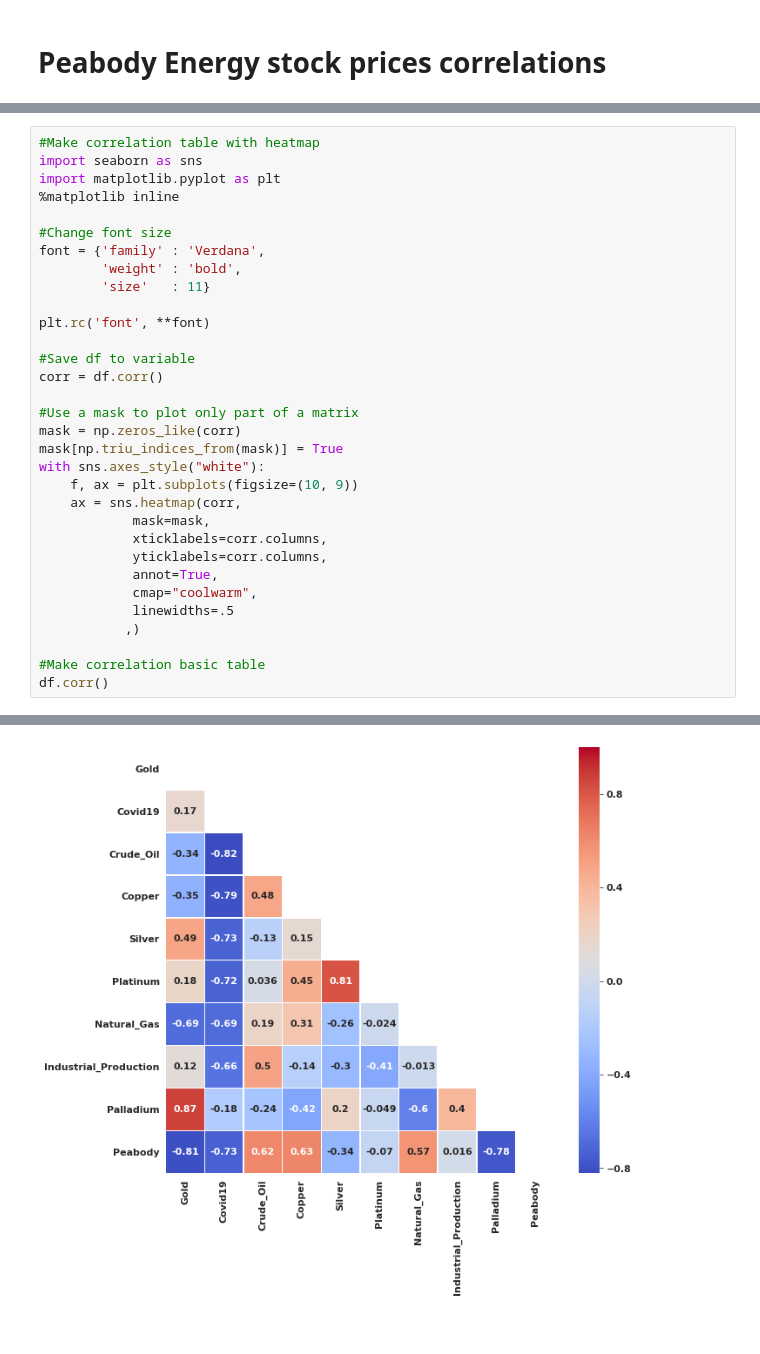
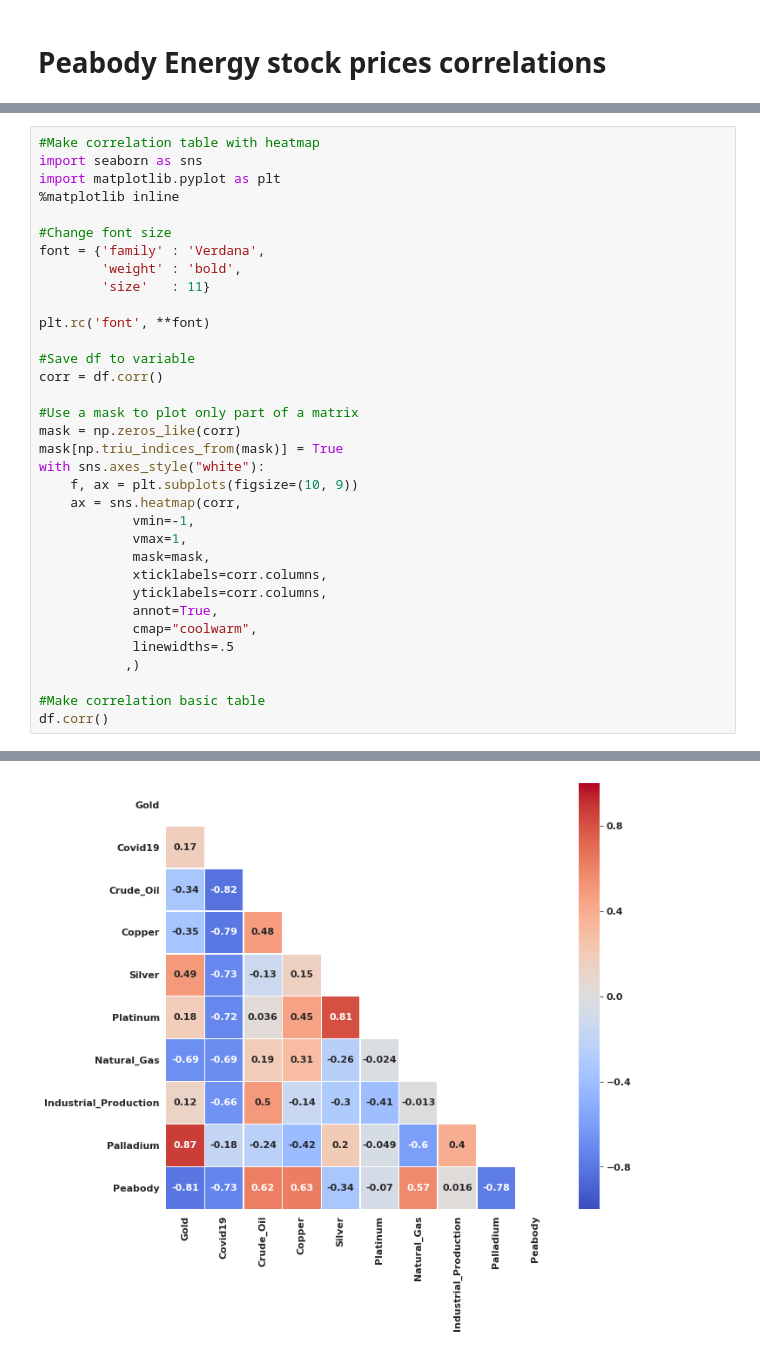
Before and after one commit to azagorowski/Analysis-and-forecast-of-stock-exchange-price-based-on-selected-indicators-using-machine-learning, a Jupyter notebook: scripts/Correlations2.ipynb, the cells around one changed output, grey strips where cells are left out. Cells and saved outputs as stored; diff of their text form.

```diff
--- a/scripts/Correlations2.ipynb
+++ b/scripts/Correlations2.ipynb
@@ -387,31 +387,33 @@ plt.rc('font', **font)
 corr = df.corr()
 
 #Use a mask to plot only part of a matrix
 mask = np.zeros_like(corr)
 mask[np.triu_indices_from(mask)] = True
 with sns.axes_style("white"):
     f, ax = plt.subplots(figsize=(10, 9))
     ax = sns.heatmap(corr,
+            vmin=-1,
+            vmax=1,
             mask=mask,
             xticklabels=corr.columns,
             yticklabels=corr.columns,
             annot=True,
             cmap="coolwarm",
             linewidths=.5
            ,)
 
 #Make correlation basic table
 df.corr()
 # %% [output]
 |  | Gold | Covid19 | Crude_Oil | Copper | Silver | Platinum | Natural_Gas | Industrial_Production | Palladium | ... |
 | Gold | 1.000000 | 0.165391 | -0.340238 | -0.347966 | 0.493625 | 0.182029 | -0.686378 | 0.121977 | 0.869731 | ... |
 | Covid19 | 0.165391 | 1.000000 | -0.821807 | -0.793628 | -0.726239 | -0.722762 | -0.689060 | -0.656775 | -0.179127 | ... |
 | Crude_Oil | -0.340238 | -0.821807 | 1.000000 | 0.482920 | -0.130491 | 0.035575 | 0.194584 | 0.496139 | -0.236617 | ... |
 | Copper | -0.347966 | -0.793628 | 0.482920 | 1.000000 | 0.150246 | 0.449921 | 0.308334 | -0.142144 | -0.417039 | ... |
 | Silver | 0.493625 | -0.726239 | -0.130491 | 0.150246 | 1.000000 | 0.811534 | -0.257622 | -0.302587 | 0.196742 | ... |
 | Platinum | 0.182029 | -0.722762 | 0.035575 | 0.449921 | 0.811534 | 1.000000 | -0.024330 | -0.405810 | -0.049305 | ... |
 | Natural_Gas | -0.686378 | -0.689060 | 0.194584 | 0.308334 | -0.257622 | -0.024330 | 1.000000 | -0.012742 | -0.596390 | ... |
 | Industrial_Production | 0.121977 | -0.656775 | 0.496139 | -0.142144 | -0.302587 | -0.405810 | -0.012742 | 1.000000 | 0.397825 | ... |
 | Palladium | 0.869731 | -0.179127 | -0.236617 | -0.417039 | 0.196742 | -0.049305 | -0.596390 | 0.397825 | 1.000000 | ... |
 | Peabody | -0.805475 | -0.731062 | 0.622074 | 0.627743 | -0.337639 | -0.069698 | 0.573005 | 0.016283 | -0.776626 | ... |
-[figure, old version]
+[figure, new version]
```
Also changed, not shown: parts of 2 cells of this notebook.
